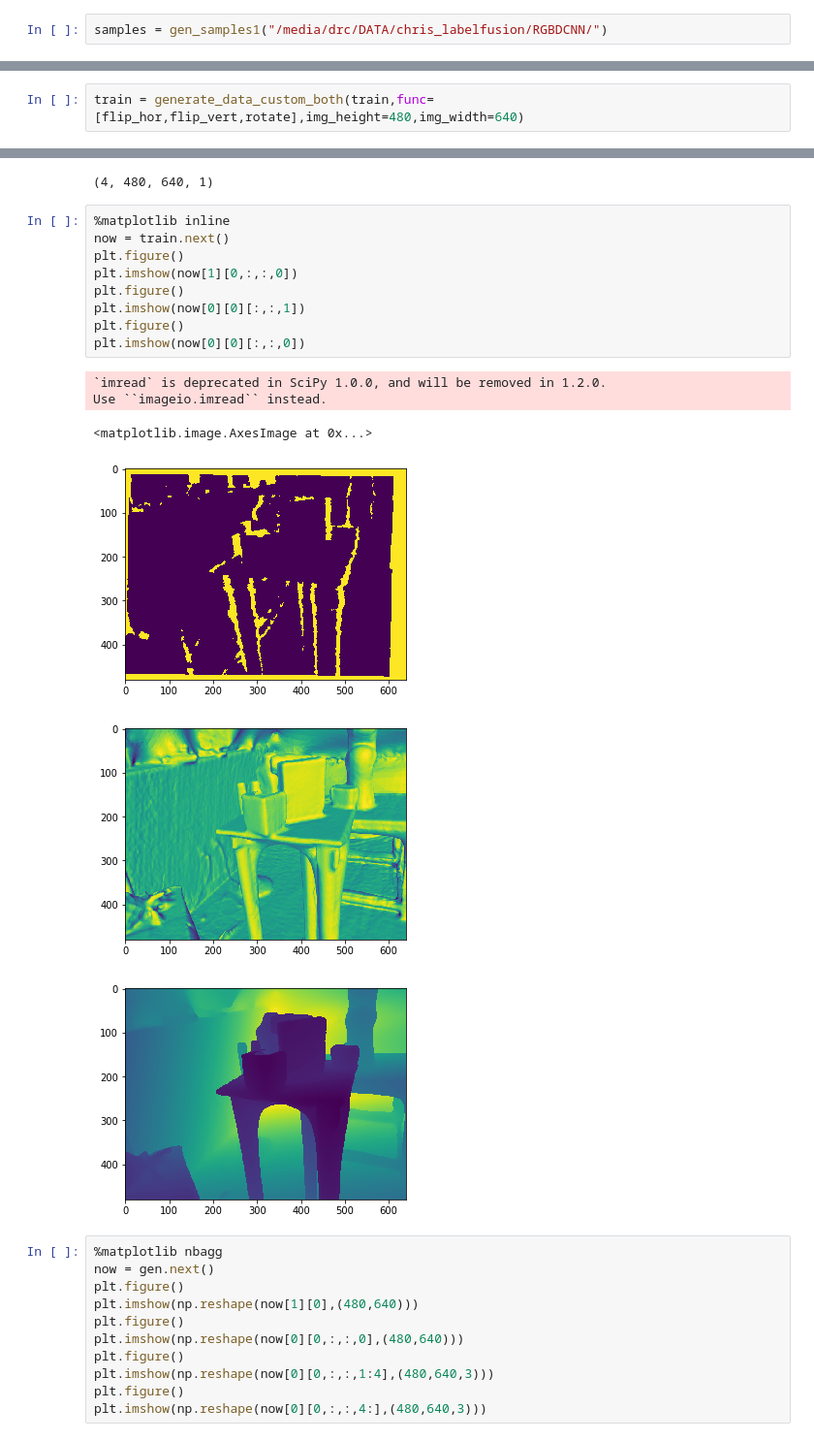
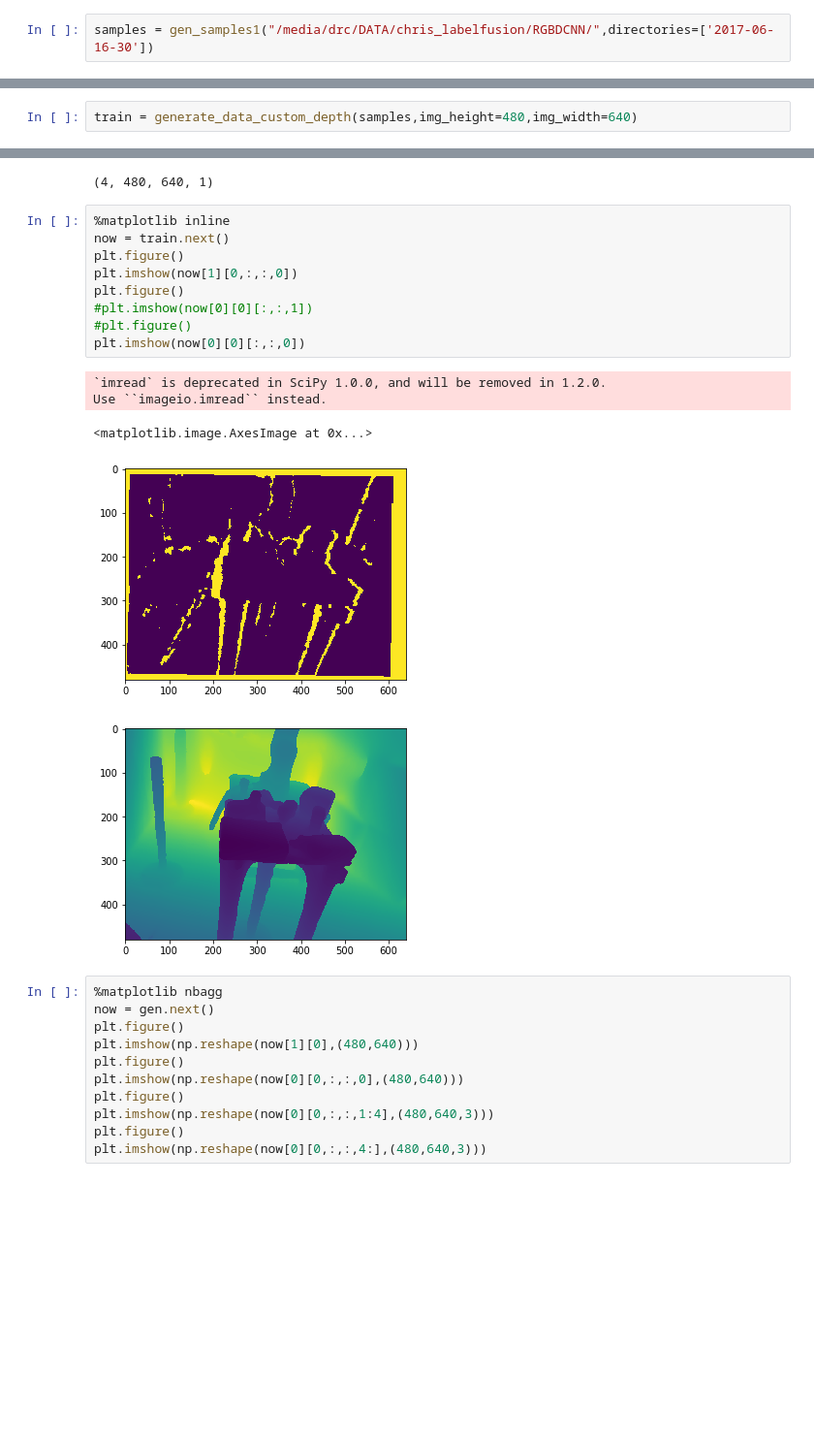
Before and after one commit to gizatt/DepthSim, a Jupyter notebook: python/notebooks/pixel-wise-cnnRes.ipynb, the cells around one changed output, grey strips where cells are left out. Shown at 97% size. Cells and saved outputs as stored; diff of their text form; blank space fills up the shorter version.

```diff
--- a/python/notebooks/pixel-wise-cnnRes.ipynb
+++ b/python/notebooks/pixel-wise-cnnRes.ipynb
@@ -241,2 +247,2 @@ len(train), len(test)
 # %%
-samples = gen_samples1("/media/drc/DATA/chris_labelfusion/RGBDCNN/")
+samples = gen_samples1("/media/drc/DATA/chris_labelfusion/RGBDCNN/",directories=['2017-06-16-30'])
@@ -243,3 +253,3 @@ samples = gen_samples1("/media/drc/DATA/chris_labelfusion/RGBDCNN/")
 # %%
-train = generate_data_custom_both(train,func=[flip_hor,flip_vert,rotate],img_height=480,img_width=640)
+train = generate_data_custom_depth(samples,img_height=480,img_width=640)
 # %%
@@ -443,19 +456,18 @@ Use ``imageio.imread`` instead.
 # %%
 %matplotlib inline
 now = train.next()
 plt.figure()
 plt.imshow(now[1][0,:,:,0])
 plt.figure()
-plt.imshow(now[0][0][:,:,1])
-plt.figure()
+#plt.imshow(now[0][0][:,:,1])
+#plt.figure()
 plt.imshow(now[0][0][:,:,0])
 # %% [output]
 `imread` is deprecated in SciPy 1.0.0, and will be removed in 1.2.0.
 Use ``imageio.imread`` instead.
 <matplotlib.image.AxesImage at 0x...>
-[figure, old version]
+[figure, new version]
-[figure, old version]
+[figure, new version]
-[figure, removed]
 # %%
 %matplotlib nbagg
 now = gen.next()
```
Also changed, not shown: parts of 31 cells of this notebook, 7 other files.
